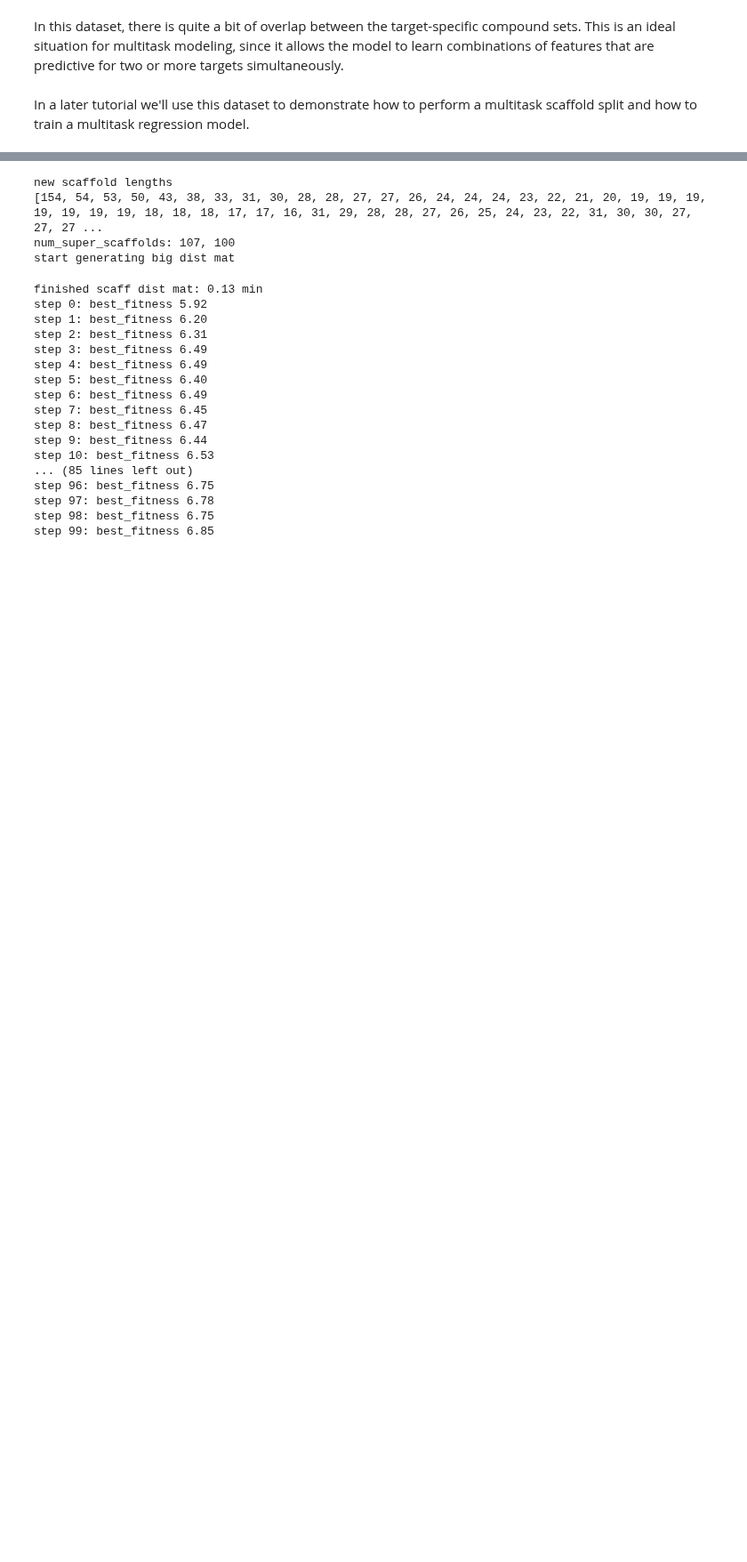
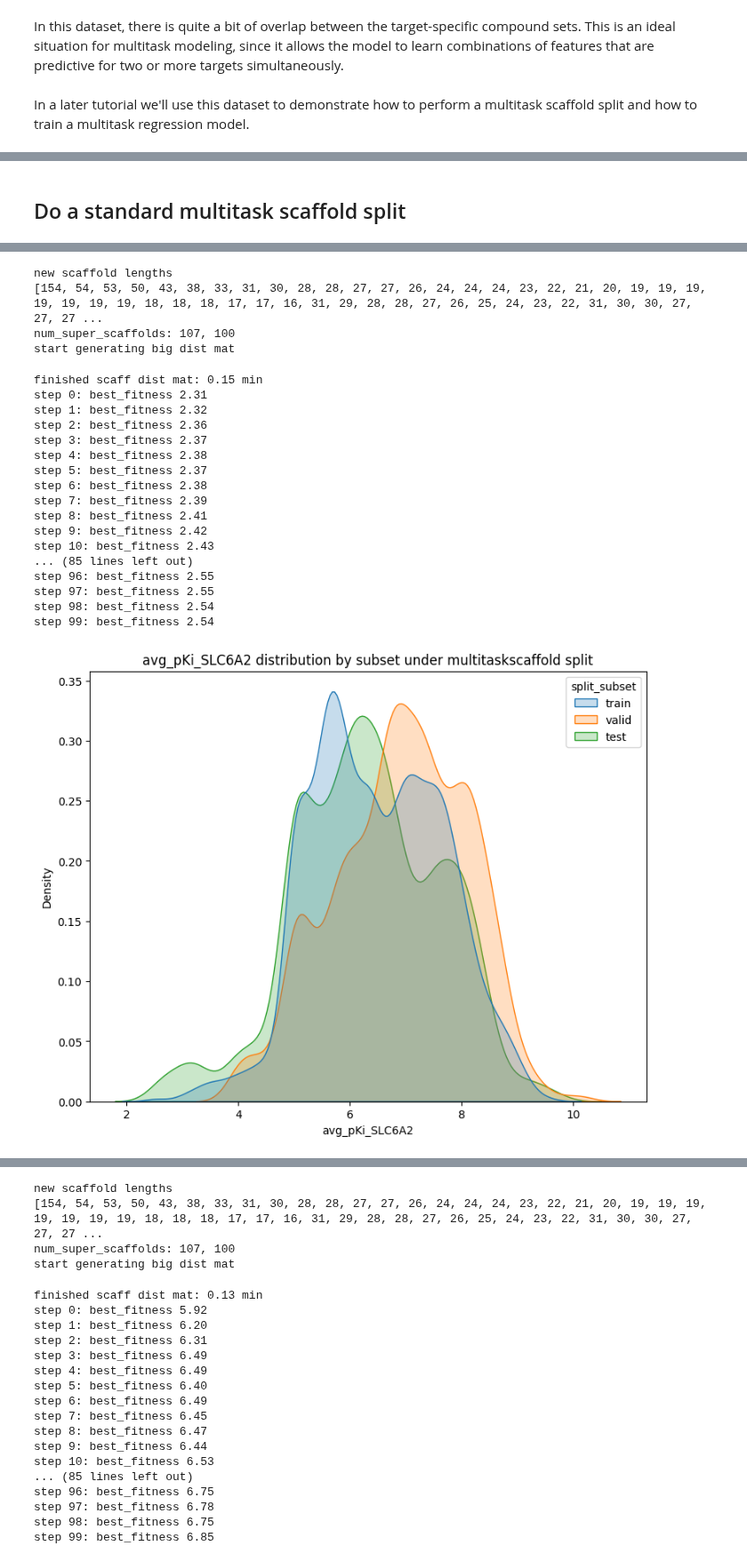
Before and after one commit to ATOMScience-org/AMPL, a Jupyter notebook: atomsci/ddm/examples/ad_hoc/Ad_hoc_3A_Multitask_Data_Modeling.ipynb, the cells around one changed output, grey strips where cells are left out. Shown at 89% size. Cells and saved outputs as stored; diff of their text form; code cells hidden in the pictures; blank space fills up the shorter version.

```diff
--- a/atomsci/ddm/examples/ad_hoc/Ad_hoc_3A_Multitask_Data_Modeling.ipynb
+++ b/atomsci/ddm/examples/ad_hoc/Ad_hoc_3A_Multitask_Data_Modeling.ipynb
@@ -140,0 +131,53 @@ Skipped loading some Jax models, missing a dependency. No module named 'haiku'
+# %% [markdown]
+## Do a standard multitask scaffold split
+# %%
+import atomsci.ddm.utils.split_response_dist_plots as srdp
+
+splitter = 'multitaskscaffold'
+dset_file = 'dataset/SLC6A2_3_4.csv'
+params = {
+    "dataset_key" : dset_file,
+    "splitter": splitter,
+    "split_valid_frac": "0.20",
+    "split_test_frac": "0.20",
+    "split_strategy": "train_valid_test",
+    "mtss_train_valid_dist_weight": "1.0",
+    "mtss_train_test_dist_weight": "1.0",
+    "mtss_split_fraction_weight": "1.0",
+    "mtss_response_distr_weight": "0.0",
+    "mtss_num_generations": "100",
+    "mtss_num_super_scaffolds": "100",
+    "previously_split": "False",
+    "previously_featurized": "False",
+    "prediction_type": "regression",
+    "response_cols" : "avg_pKi_SLC6A2,avg_pKi_SLC6A3,avg_pKi_SLC6A4",
+    "id_col": "compound_id",
+    "smiles_col" : "base_rdkit_smiles",
+    "result_dir": 'dataset/SLC6A2_3_4_models',
+    "model_type": "NN",
+    "featurizer": "computed_descriptors",
+    "descriptor_type": "moe",
+    "learning_rate": ".0005",
+    "layer_sizes": "128,64",
+    "dropouts": "0.3,0.3",
+    "max_epochs": "100",
+    "early_stopping_patience": "50",
+    "verbose": "True",
+}
+pparams = parse.wrapper(params)
+MP = mp.ModelPipeline(pparams)
+mtss_split_uuid = MP.split_dataset()
+
+params = {
+    "dataset_key" : dset_file,
+    "splitter": splitter,
+    "split_valid_frac": "0.20",
+    "split_test_frac": "0.20",
+    "split_strategy": "train_valid_test",
+    "split_uuid": mtss_split_uuid,
+    "response_cols" : "avg_pKi_SLC6A2,avg_pKi_SLC6A3,avg_pKi_SLC6A4",
+    "id_col": "compound_id",
+    "smiles_col" : "base_rdkit_smiles",
+}
+srdp.plot_split_subset_response_distrs(params)
+# %% [output]
@@ -140,0 +185,22 @@ Skipped loading some Jax models, missing a dependency. No module named 'haiku'
+new scaffold lengths
+[154, 54, 53, 50, 43, 38, 33, 31, 30, 28, 28, 27, 27, 26, 24, 24, 24, 23, 22, 21, 20, 19, 19, 19, 19, 19, 19, 19, 18, 18, 18, 17, 17, 16, 31, 29, 28, 28, 27, 26, 25, 24, 23, 22, 31, 30, 30, 27, 27, 27 ...
+num_super_scaffolds: 107, 100
+start generating big dist mat
+finished scaff dist mat: 0.15 min
+step 0: best_fitness 2.31
+step 1: best_fitness 2.32
+step 2: best_fitness 2.36
+step 3: best_fitness 2.37
+step 4: best_fitness 2.38
+step 5: best_fitness 2.37
+step 6: best_fitness 2.38
+step 7: best_fitness 2.39
+step 8: best_fitness 2.41
+step 9: best_fitness 2.42
+step 10: best_fitness 2.43
+... (85 lines left out)
+step 96: best_fitness 2.55
+step 97: best_fitness 2.55
+step 98: best_fitness 2.54
+step 99: best_fitness 2.54
+[figure, added]
```
Also changed, not shown: parts of 4 cells of this notebook.
